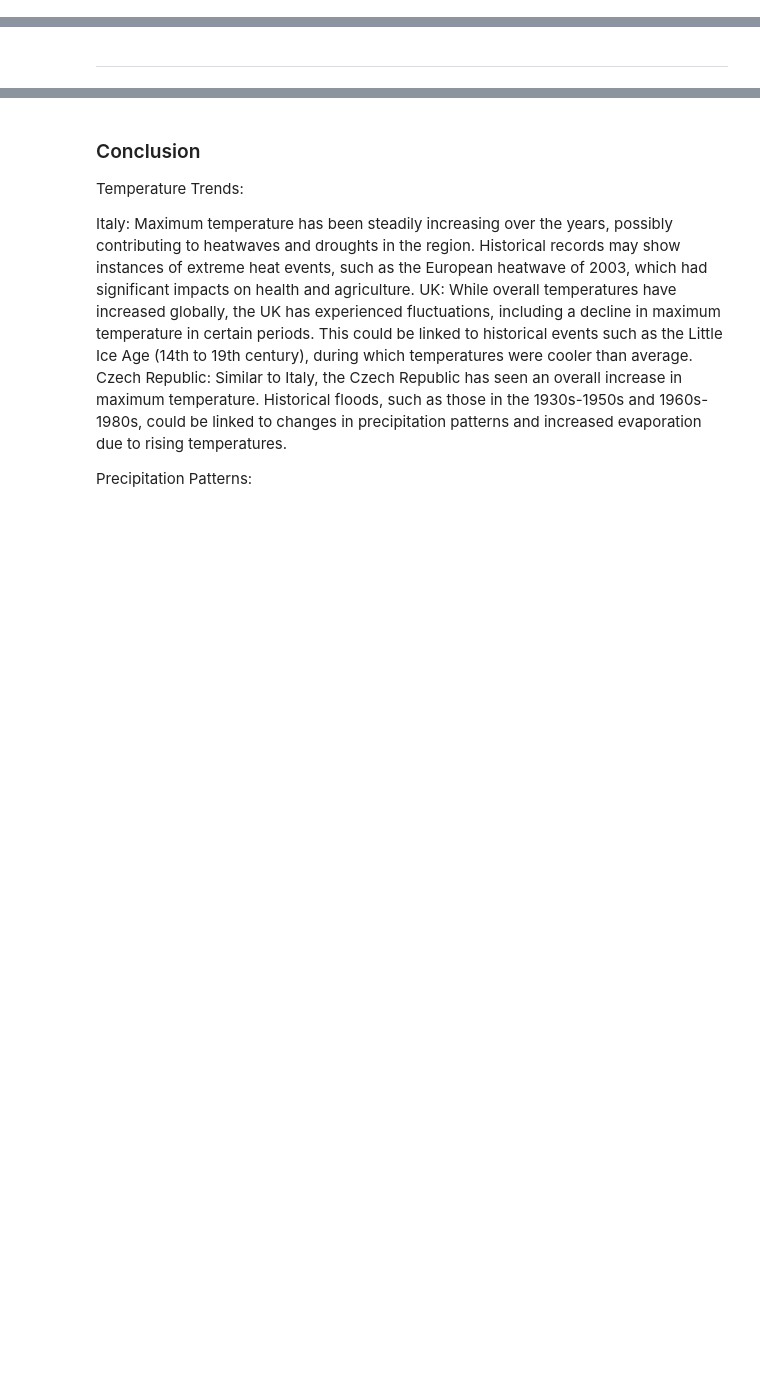
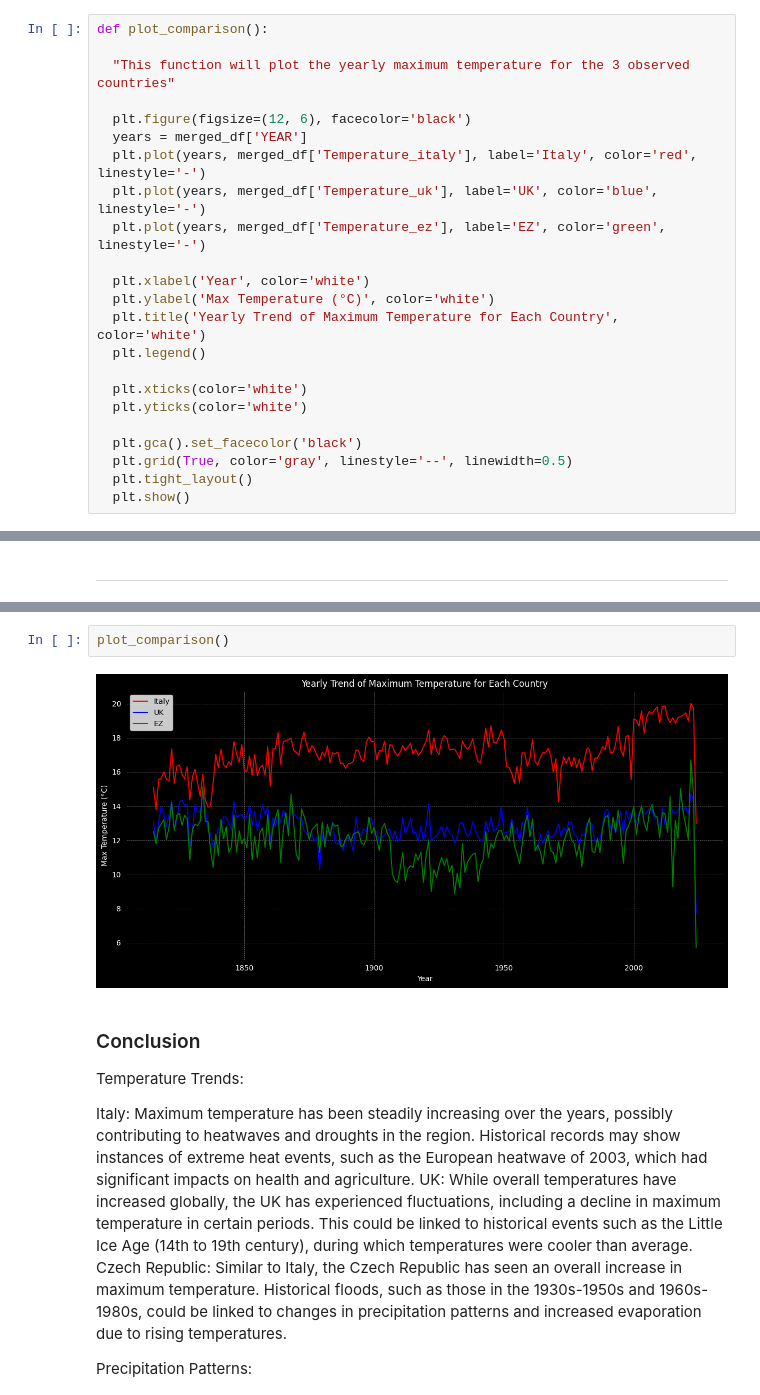
Before and after one commit to LeliaE/climateScience, a Jupyter notebook: Weather_Report.ipynb, the cells around one changed output, grey strips where cells are left out. Cells and saved outputs as stored; diff of their text form; blank space fills up the shorter version.

Commit message:
Added comparison between countries

```diff
--- a/Weather_Report.ipynb
+++ b/Weather_Report.ipynb
@@ -615,3 +649,26 @@ def plot_temp_difference(df):
+# %%
+def plot_comparison():
+
+  "This function will plot the yearly maximum temperature for the 3 observed countries"
+
+  plt.figure(figsize=(12, 6), facecolor='black')
+  years = merged_df['YEAR']
+  plt.plot(years, merged_df['Temperature_italy'], label='Italy', color='red', linestyle='-')
+  plt.plot(years, merged_df['Temperature_uk'], label='UK', color='blue', linestyle='-')
+  plt.plot(years, merged_df['Temperature_ez'], label='EZ', color='green', linestyle='-')
+
+  plt.xlabel('Year', color='white')
+  plt.ylabel('Max Temperature (°C)', color='white')
+  plt.title('Yearly Trend of Maximum Temperature for Each Country', color='white')
+  plt.legend()
+
+  plt.xticks(color='white')
+  plt.yticks(color='white')
+
+  plt.gca().set_facecolor('black')
+  plt.grid(True, color='gray', linestyle='--', linewidth=0.5)
+  plt.tight_layout()
+  plt.show()
 # %% [markdown]
 ___________
 # %% [markdown]
@@ -757,3 +859,7 @@ Element 'PSUN' not found in the DataFrame.
+# %%
+plot_comparison()
+# %% [output]
+[figure, added]
 # %% [markdown]
 ### Conclusion
 
```
Also changed, not shown: parts of 12 cells of this notebook.
